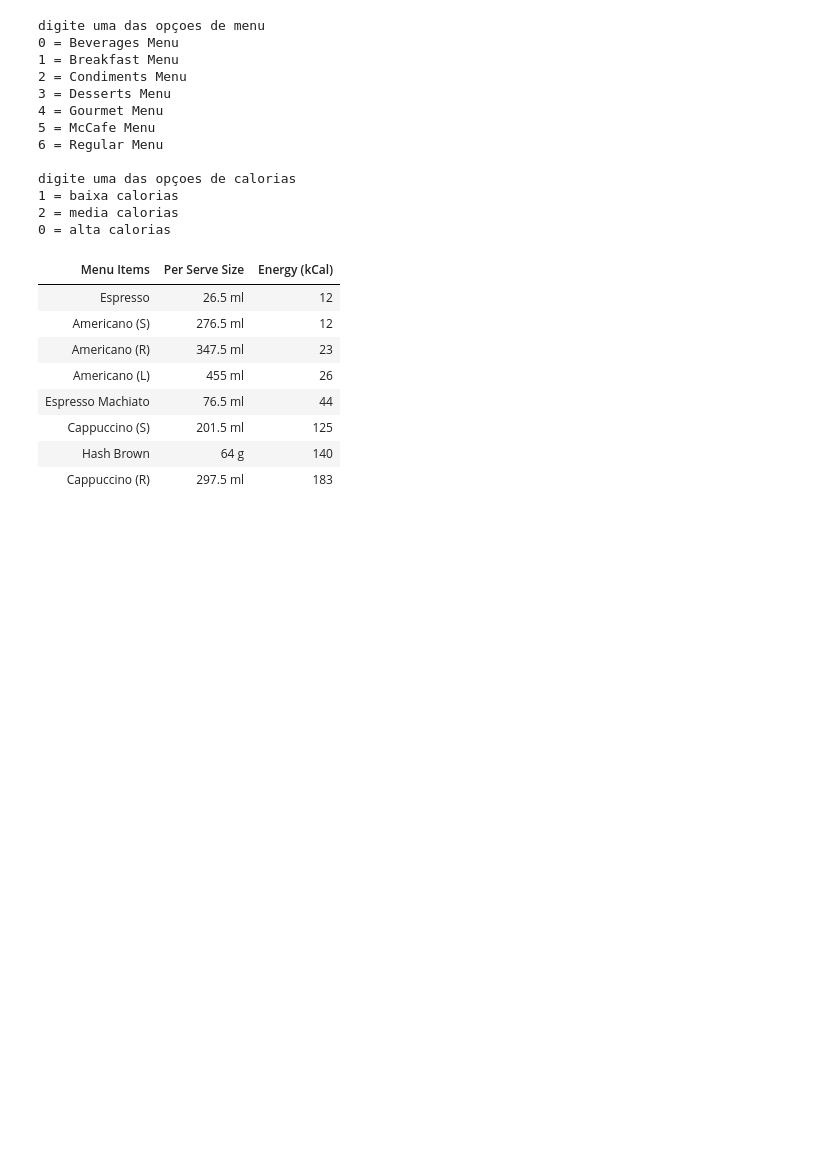
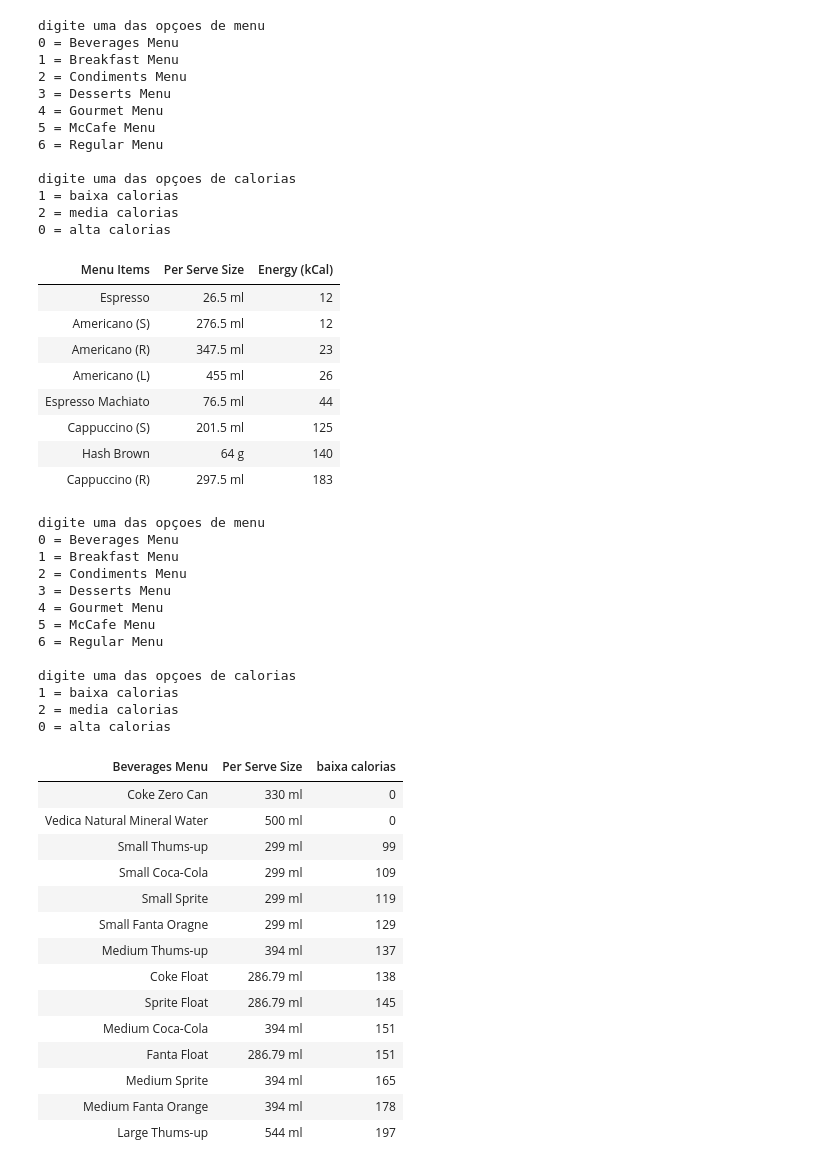
Before and after one commit to Lucianojr01/Analise_mac_donalt, a Jupyter notebook: Analise_Mac_india.ipynb, the cells around one changed output. Drawn from its saved outputs; the diff is of its cells as text; code cells hidden in the pictures; blank space fills up the shorter version.

```diff
--- a/Analise_Mac_india.ipynb
+++ b/Analise_Mac_india.ipynb
@@ -384,3 +384,69 @@ digite uma das opçoes de calorias
 | Cappuccino (S) | 201.5 ml | 125 |
 | Hash Brown | 64 g | 140 |
 | Cappuccino (R) | 297.5 ml | 183 |
+# %%
+#funçao cardapio 3 retorna as colunas menu itens e energy(kcal) atualizada com nome do menu que cliente escolheu e nivel de calorias escolhida
+def cardapio3():
+    dados1 = tabela.get('Menu Category')
+    dados2 = tabela.get('grupos')
+    dados3 = Label_Encoder.fit_transform(dados1)
+    dados4 = Label_Encoder.fit_transform(dados2)
+    tabela['categoria'] = dados4
+    tabela['cardapio'] =  dados3
+
+    print('digite uma das opçoes de menu \n0 = Beverages Menu\n1 = Breakfast Menu \n2 = Condiments Menu \n3 = Desserts Menu \n4 = Gourmet Menu \n5 = McCafe Menu \n6 = Regular Menu')
+
+    opçoes_menu = int(input())
+
+    print()
+
+    print('digite uma das opçoes de calorias \n1 = baixa calorias\n2 = media calorias\n0 = alta calorias')
+
+    quantidade_cal = int(input())
+
+    filtro = tabela.loc[(tabela['cardapio'] == opçoes_menu) & (tabela['categoria'] == quantidade_cal)]
+
+    filtro2 = filtro[['Menu Items','Per Serve Size', 'Energy (kCal)']].sort_values('Energy (kCal)')
+
+    lista = ['Beverages Menu', 'Breakfast Menu', 'Condiments Menu', 'Desserts Menu', 'Gourmet Menu', 'McCafe Menu', 'Regular Menu']
+
+    item = lista[opçoes_menu]
+
+    lista2 = ['alta calorias','baixa calorias','media calorias']
+
+    item2 = lista2[quantidade_cal]
+
+    informaçao_final = filtro2.rename(columns={'Menu Items': item,'Energy (kCal)': item2})
+
+    display(informaçao_final.style.hide_index())
+# %%
+cardapio3()
+# %% [output]
+digite uma das opçoes de menu
+0 = Beverages Menu
+1 = Breakfast Menu
+2 = Condiments Menu
+3 = Desserts Menu
+4 = Gourmet Menu
+5 = McCafe Menu
+6 = Regular Menu
+
+digite uma das opçoes de calorias
+1 = baixa calorias
+2 = media calorias
+0 = alta calorias
+| Beverages Menu | Per Serve Size | baixa calorias |
+| Coke Zero Can | 330 ml | 0 |
+| Vedica Natural Mineral Water | 500 ml | 0 |
+| Small Thums-up | 299 ml | 99 |
+| Small Coca-Cola | 299 ml | 109 |
+| Small Sprite | 299 ml | 119 |
+| Small Fanta Oragne | 299 ml | 129 |
+| Medium Thums-up | 394 ml | 137 |
+| Coke Float | 286.79 ml | 138 |
+| Sprite Float | 286.79 ml | 145 |
+| Medium Coca-Cola | 394 ml | 151 |
+| Fanta Float | 286.79 ml | 151 |
+| Medium Sprite | 394 ml | 165 |
+| Medium Fanta Orange | 394 ml | 178 |
+| Large Thums-up | 544 ml | 197 |
```
